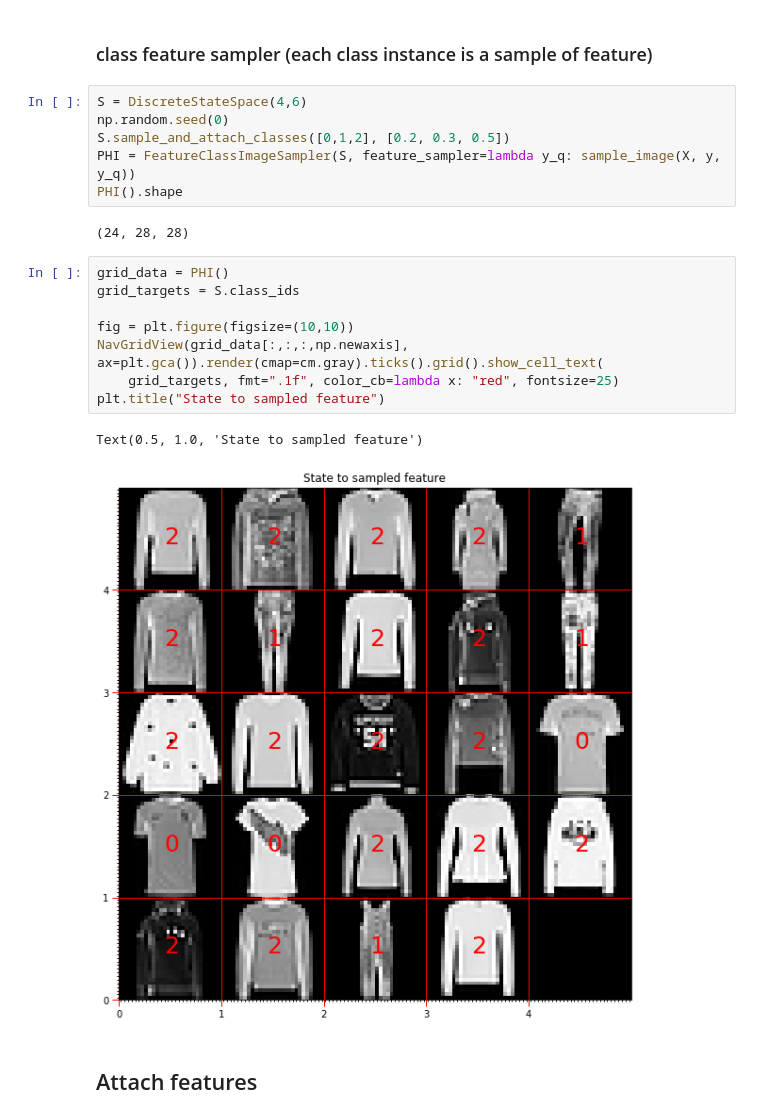
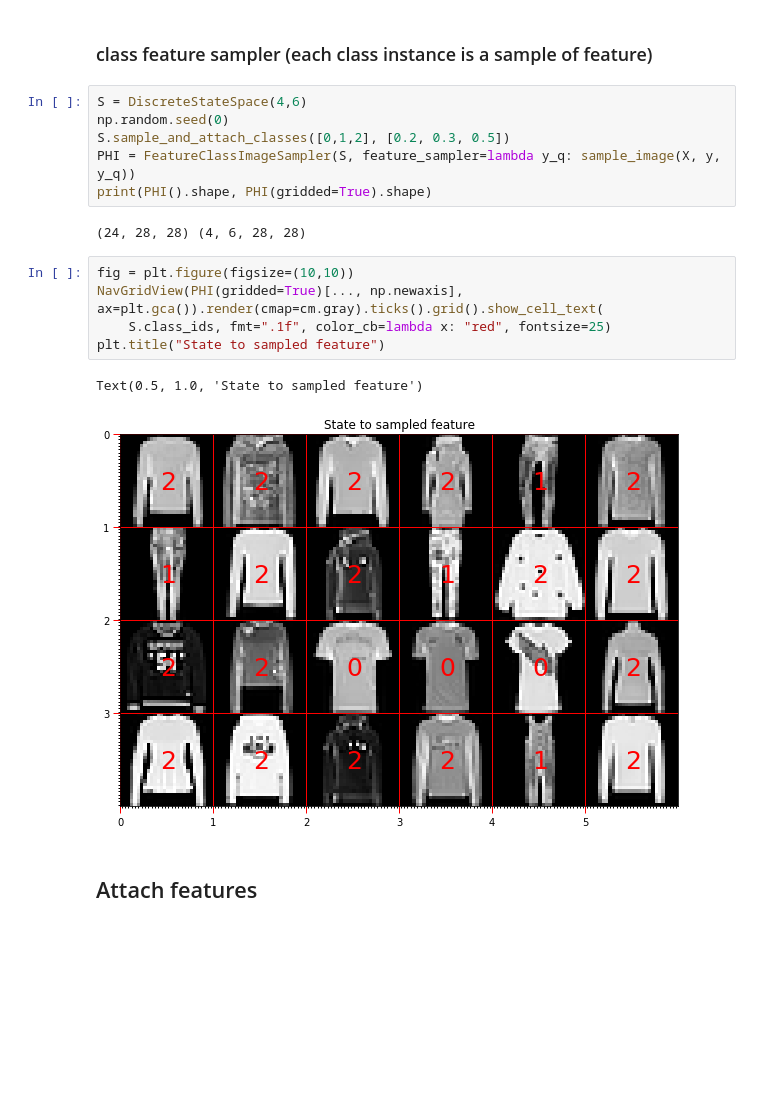
Before and after one commit to yrevar/InverseRL, a Jupyter notebook: discrete_state_space.ipynb, the cells around one changed output. Saved outputs shown, nothing was run; the diff lists cells and outputs as text; blank space fills up the shorter version.

```diff
--- a/discrete_state_space.ipynb
+++ b/discrete_state_space.ipynb
@@ -166,20 +170,17 @@ S = DiscreteStateSpace(4,6)
 np.random.seed(0)
 S.sample_and_attach_classes([0,1,2], [0.2, 0.3, 0.5])
 PHI = FeatureClassImageSampler(S, feature_sampler=lambda y_q: sample_image(X, y, y_q))
-PHI().shape
+print(PHI().shape, PHI(gridded=True).shape)
 # %% [output]
-(24, 28, 28)
+(24, 28, 28) (4, 6, 28, 28)
 # %%
-grid_data = PHI()
-grid_targets = S.class_ids
-
 fig = plt.figure(figsize=(10,10))
-NavGridView(grid_data[:,:,:,np.newaxis], ax=plt.gca()).render(cmap=cm.gray).ticks().grid().show_cell_text(
-    grid_targets, fmt=".1f", color_cb=lambda x: "red", fontsize=25)
+NavGridView(PHI(gridded=True)[..., np.newaxis], ax=plt.gca()).render(cmap=cm.gray).ticks().grid().show_cell_text(
+    S.class_ids, fmt=".1f", color_cb=lambda x: "red", fontsize=25)
 plt.title("State to sampled feature")
 # %% [output]
 Text(0.5, 1.0, 'State to sampled feature')
-[figure, old version]
+[figure, new version]
 # %% [markdown]
 ## Attach features
 # %%
```
Also changed, not shown: parts of 20 cells of this notebook.
